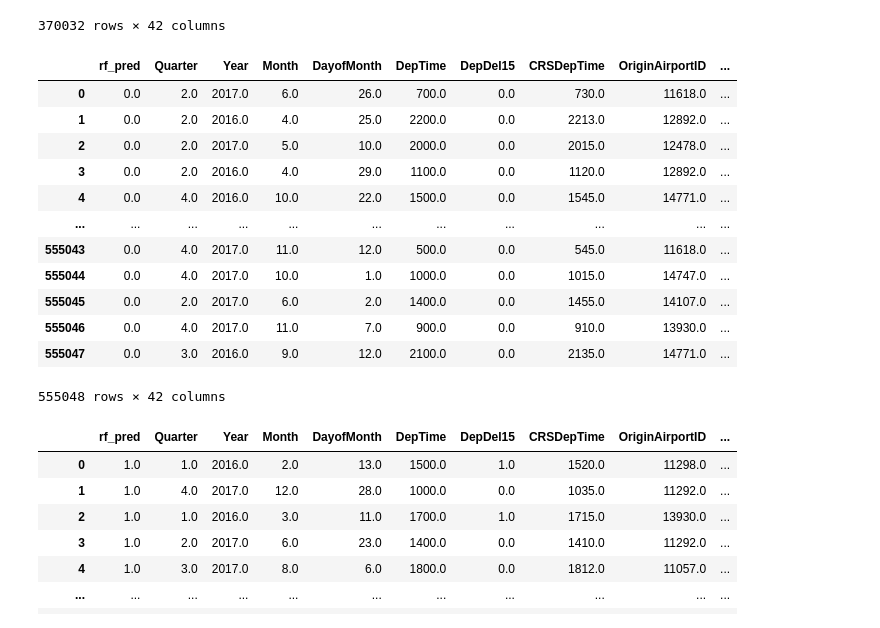
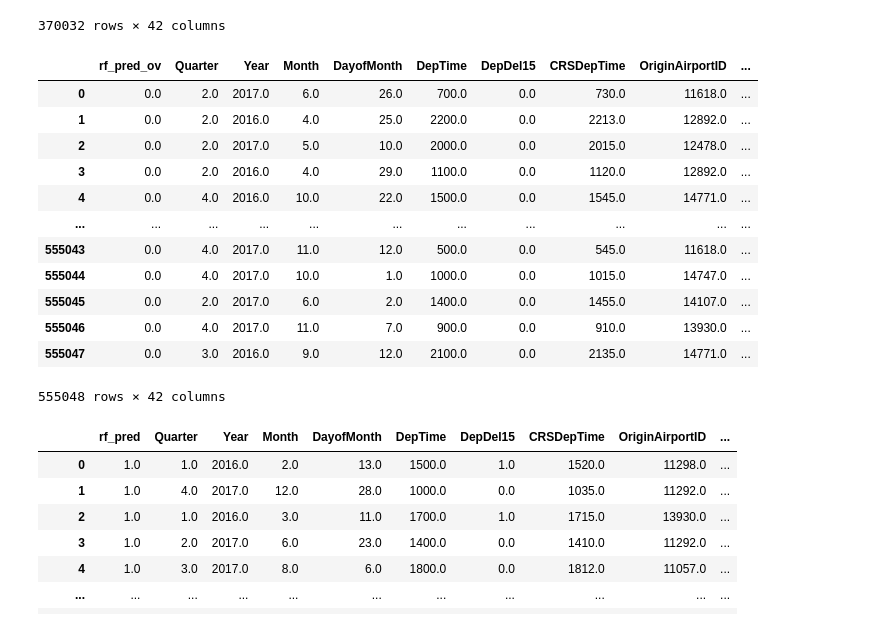
Before and after one commit to AMVamsi/Flight_Delay_Prediction, a Jupyter notebook: Classification.ipynb, the cells around one changed output. Saved outputs shown, nothing was run; the diff lists cells and outputs as text; code cells hidden in the pictures.

```diff
--- a/Classification.ipynb
+++ b/Classification.ipynb
@@ -437,9 +442,9 @@ t.to_csv('RF_classifi.csv',index=False)
 # %%
 d=pd.DataFrame()
-d=pd.read_csv("/Users/msml/Vamsi/SF/SF_Projects/RF_classifi.csv")
+d=pd.read_csv("/Users/msml/Vamsi/SF/SF_Projects/RF_classifi_ov.csv")
 d
 # %% [output]
-|  | rf_pred | Quarter | Year | Month | DayofMonth | DepTime | DepDel15 | CRSDepTime | OriginAirportID | ... |
+|  | rf_pred_ov | Quarter | Year | Month | DayofMonth | DepTime | DepDel15 | CRSDepTime | OriginAirportID | ... |
 | 0 | 0.0 | 2.0 | 2017.0 | 6.0 | 26.0 | 700.0 | 0.0 | 730.0 | 11618.0 | ... |
 | 1 | 0.0 | 2.0 | 2016.0 | 4.0 | 25.0 | 2200.0 | 0.0 | 2213.0 | 12892.0 | ... |
 | 2 | 0.0 | 2.0 | 2017.0 | 5.0 | 10.0 | 2000.0 | 0.0 | 2015.0 | 12478.0 | ... |
```
Also changed, not shown: parts of 5 cells of this notebook.
